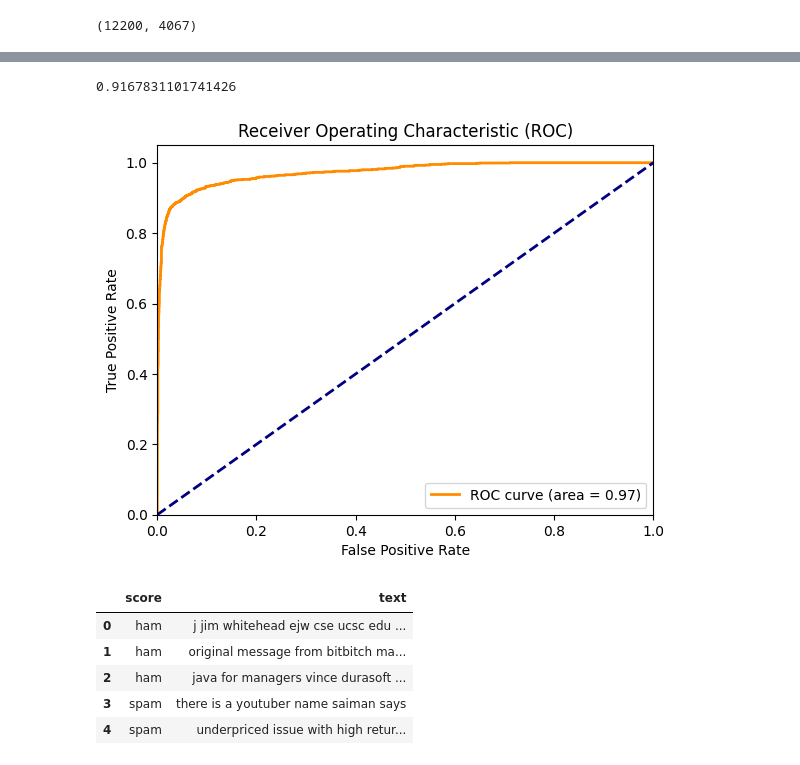
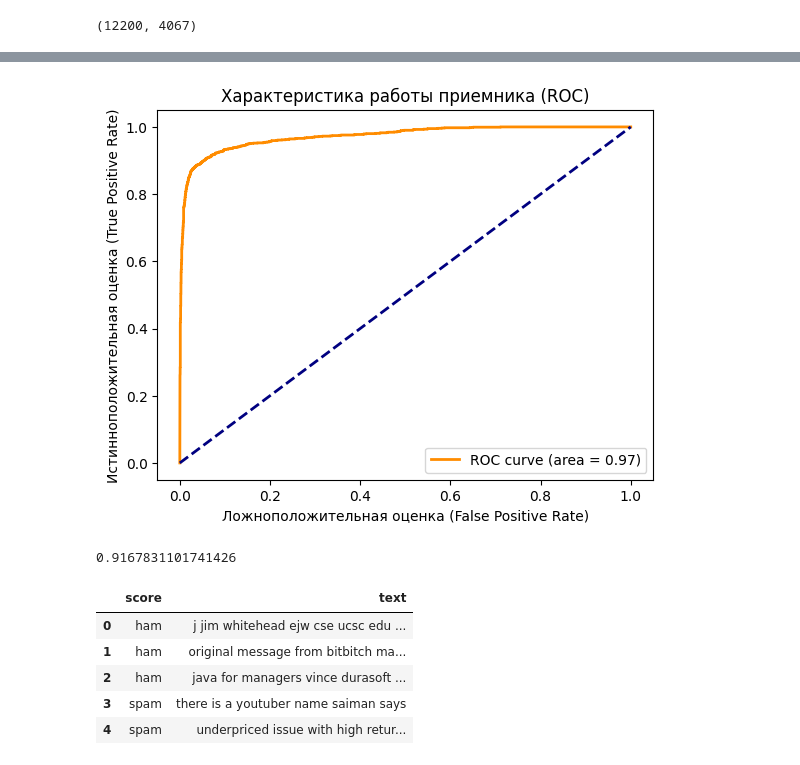
Before and after one commit to diana1915/spam_project, a Jupyter notebook: VK_spam.ipynb, the cells around one changed output, grey strips where cells are left out. Saved outputs shown, nothing was run; the diff lists cells and outputs as text; code cells hidden in the pictures.

```diff
--- a/VK_spam.ipynb
+++ b/VK_spam.ipynb
@@ -263 +281,37 @@ for model in models:
+# %%
+# Функция нахождения лучшей модели
+def best_model(models, X_train, X_test, y_train, y_test):
+    best_roc_auc = 0
+    best_ml = None
+    for model in models:
+      y_pred = model.predict(X_test)
+      roc_auc = roc_auc_score(y_test, y_pred)
+      if roc_auc > best_roc_auc:
+        best_ml = model
+        best_roc_auc = roc_auc
+    return best_ml
+# %%
+# Построим ROC-AUC кривую для лучшей модели
+model = best_model(models, X_train, X_test, y_train, y_test)
+
+# Предсказанные вероятности класса 1
+y_pred_proba = model.predict_proba(X_test)[:,1]
+
+# Вычисление ROC кривой и площади под кривой (AUC)
+fpr, tpr, _ = roc_curve(y_test, y_pred_proba)
+roc_auc = auc(fpr, tpr)
+
+# Построение ROC кривой
+plt.figure()
+plt.plot(fpr, tpr, color='darkorange', lw=2, label='ROC curve (area = %0.2f)' % roc_auc)
+plt.plot([0, 1], [0, 1], color='navy', lw=2, linestyle='--')
+plt.xlim([-0.05, 1.05])  # изменение пределов оси x для лучшей визуализации
+plt.ylim([-0.05, 1.05])  # изменение пределов оси y для лучшей визуализации
+plt.xlabel('Ложноположительная оценка (False Positive Rate)')
+plt.ylabel('Истинноположительная оценка (True Positive Rate)')
+plt.title('Характеристика работы приемника (ROC)')
+plt.legend(loc="lower right")
+plt.show()
+# %% [output]
+[figure, added]
 # %%
@@ -281,27 +323,3 @@ def best_model(models, X_train, X_test, y_train, y_test):
-# %%
-# Построим ROC-AUC кривую для лучшей модели
-model = best_model(models, X_train, X_test, y_train, y_test):
-
-# Предсказанные вероятности класса 1
-y_pred_proba = model.predict_proba(X_test)[:,1]
-
-# Вычисление ROC кривой и площади под кривой (AUC)
-fpr, tpr, _ = roc_curve(y_test, y_pred_proba)
-roc_auc = auc(fpr, tpr)
-
-# Построение ROC кривой
-plt.figure()
-plt.plot(fpr, tpr, color='darkorange', lw=2, label='ROC curve (area = %0.2f)' % roc_auc)
-plt.plot([0, 1], [0, 1], color='navy', lw=2, linestyle='--')
-plt.xlim([0.0, 1.0])
-plt.ylim([0.0, 1.05])
-plt.xlabel('False Positive Rate')
-plt.ylabel('True Positive Rate')
-plt.title('Receiver Operating Characteristic (ROC)')
-plt.legend(loc="lower right")
-plt.show()
-# %% [output]
-[figure, removed]
 # %%
 # Запишем итоговый датасет
 
```
Also changed, not shown: parts of 5 cells of this notebook.
